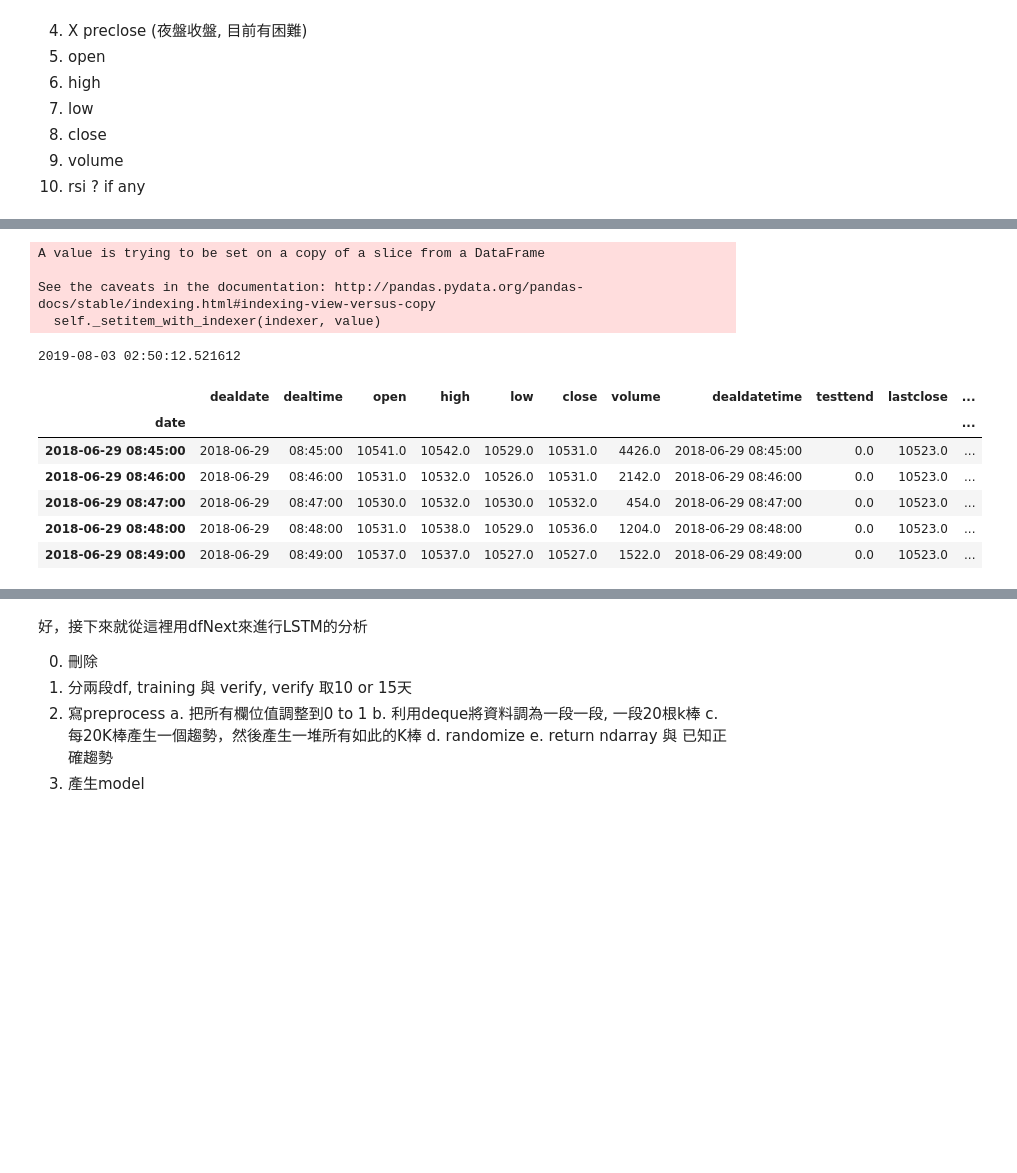
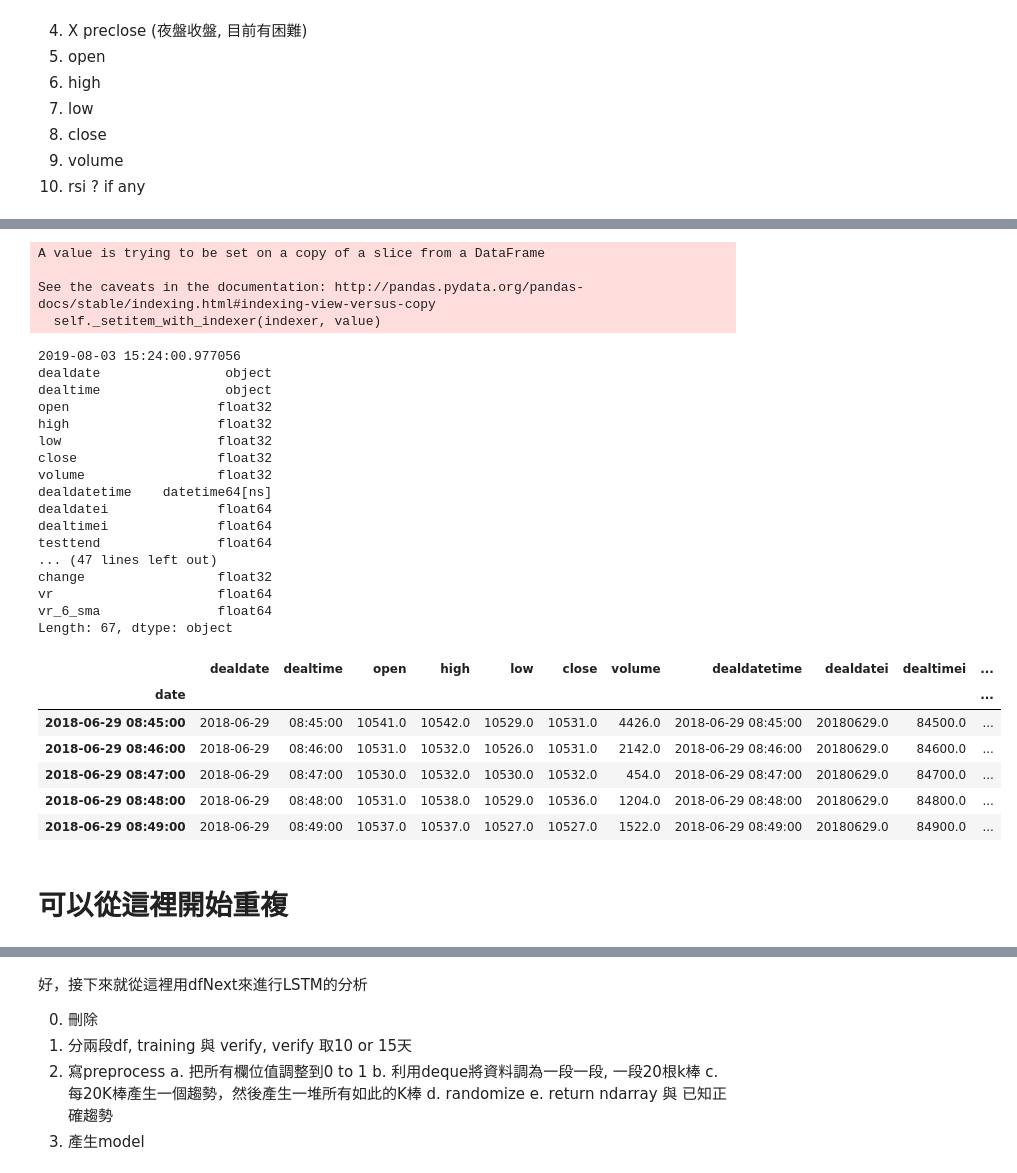
Before and after one commit to maochaokuo/pyKerasGA1, a Jupyter notebook: twfutures1.ipynb, the cells around one changed output, grey strips where cells are left out. Saved outputs shown, nothing was run; the diff lists cells and outputs as text; code cells hidden in the pictures; blank space fills up the shorter version.

```diff
--- a/twfutures1.ipynb
+++ b/twfutures1.ipynb
@@ -114,3 +114,9 @@ close                  float32
 volume                 float32
 dealdatetime    datetime64[ns]
 dtype: object
+# %%
+
+for index, row in dfNext.iterrows():
+    dfNext.at[index,'dealdateI']=int(row['dealdatetime'].strftime("%Y%m%d"))
+    dfNext.at[index,'dealtimeI']=int(row['dealdatetime'].strftime("%H%M%S"))
+dfNext.head()
@@ -553,38 +560,58 @@ dfNext['rsi_12']=stock['rsi_12']
 dfNext['rsi_14']=stock['rsi_14']
 dfNext['kdjk']=stock['kdjk']
 dfNext['kdjd']=stock['kdjd']
 dfNext['kdjj']=stock['kdjj']
 dfNext['boll']=stock['boll']
 dfNext['boll_ub']=stock['boll_ub']
 dfNext['boll_lb']=stock['boll_lb']
 dfNext['wr_10']=stock['wr_10']
 dfNext['wr_6']=stock['wr_6']
 dfNext['dma']=stock['dma']
 dfNext['pdi']=stock['pdi']
 dfNext['mdi']=stock['mdi']
 dfNext['dx']=stock['dx']
 dfNext['adx']=stock['adx']
 dfNext['adxr']=stock['adxr']
 dfNext['vr']=stock['vr']
 dfNext['vr_6_sma']=stock['vr_6_sma']
 
 #dfNext['close_-1_d']=dfNext['lastclose']
 #dfNext["rsi_6"]=stock["rsi_6"]
 #dfNext=dfNext.drop(["close_12_ema","close_26_ema","close_-1_s"], axis=1)
 #dfNext=dfNext.drop(["close_-1_d"], axis=1)
 print(datetime.datetime.now())
 dfNext.to_csv('dfNext.csv', mode='a', header=True, index=False)
+df2.to_csv('df2.csv', mode='a', header=True, index=False)
+print(dfNext.dtypes)
 dfNext.head(5)
 # %% [output]
 A value is trying to be set on a copy of a slice from a DataFrame
 
 See the caveats in the documentation: http://pandas.pydata.org/pandas-docs/stable/indexing.html#indexing-view-versus-copy
   self._setitem_with_indexer(indexer, value)
-2019-08-03 02:50:12.521612
+2019-08-03 15:24:00.977056
+dealdate                object
+dealtime                object
+open                   float32
+high                   float32
+low                    float32
+close                  float32
+volume                 float32
+dealdatetime    datetime64[ns]
+dealdatei              float64
+dealtimei              float64
+testtend               float64
+... (47 lines left out)
+change                 float32
+vr                     float64
+vr_6_sma               float64
+Length: 67, dtype: object
-|  | dealdate | dealtime | open | high | low | close | volume | dealdatetime | testtend | lastclose | ... |
+|  | dealdate | dealtime | open | high | low | close | volume | dealdatetime | dealdatei | dealtimei | ... |
 | date |  |  |  |  |  |  |  |  |  |  | ... |
-| 2018-06-29 08:45:00 | 2018-06-29 | 08:45:00 | 10541.0 | 10542.0 | 10529.0 | 10531.0 | 4426.0 | 2018-06-29 08:45:00 | 0.0 | 10523.0 | ... |
-| 2018-06-29 08:46:00 | 2018-06-29 | 08:46:00 | 10531.0 | 10532.0 | 10526.0 | 10531.0 | 2142.0 | 2018-06-29 08:46:00 | 0.0 | 10523.0 | ... |
-| 2018-06-29 08:47:00 | 2018-06-29 | 08:47:00 | 10530.0 | 10532.0 | 10530.0 | 10532.0 | 454.0 | 2018-06-29 08:47:00 | 0.0 | 10523.0 | ... |
-| 2018-06-29 08:48:00 | 2018-06-29 | 08:48:00 | 10531.0 | 10538.0 | 10529.0 | 10536.0 | 1204.0 | 2018-06-29 08:48:00 | 0.0 | 10523.0 | ... |
-| 2018-06-29 08:49:00 | 2018-06-29 | 08:49:00 | 10537.0 | 10537.0 | 10527.0 | 10527.0 | 1522.0 | 2018-06-29 08:49:00 | 0.0 | 10523.0 | ... |
+| 2018-06-29 08:45:00 | 2018-06-29 | 08:45:00 | 10541.0 | 10542.0 | 10529.0 | 10531.0 | 4426.0 | 2018-06-29 08:45:00 | 20180629.0 | 84500.0 | ... |
+| 2018-06-29 08:46:00 | 2018-06-29 | 08:46:00 | 10531.0 | 10532.0 | 10526.0 | 10531.0 | 2142.0 | 2018-06-29 08:46:00 | 20180629.0 | 84600.0 | ... |
+| 2018-06-29 08:47:00 | 2018-06-29 | 08:47:00 | 10530.0 | 10532.0 | 10530.0 | 10532.0 | 454.0 | 2018-06-29 08:47:00 | 20180629.0 | 84700.0 | ... |
+| 2018-06-29 08:48:00 | 2018-06-29 | 08:48:00 | 10531.0 | 10538.0 | 10529.0 | 10536.0 | 1204.0 | 2018-06-29 08:48:00 | 20180629.0 | 84800.0 | ... |
+| 2018-06-29 08:49:00 | 2018-06-29 | 08:49:00 | 10537.0 | 10537.0 | 10527.0 | 10527.0 | 1522.0 | 2018-06-29 08:49:00 | 20180629.0 | 84900.0 | ... |
+# %% [markdown]
+# 可以從這裡開始重複
```
Also changed, not shown: parts of 26 cells of this notebook.
